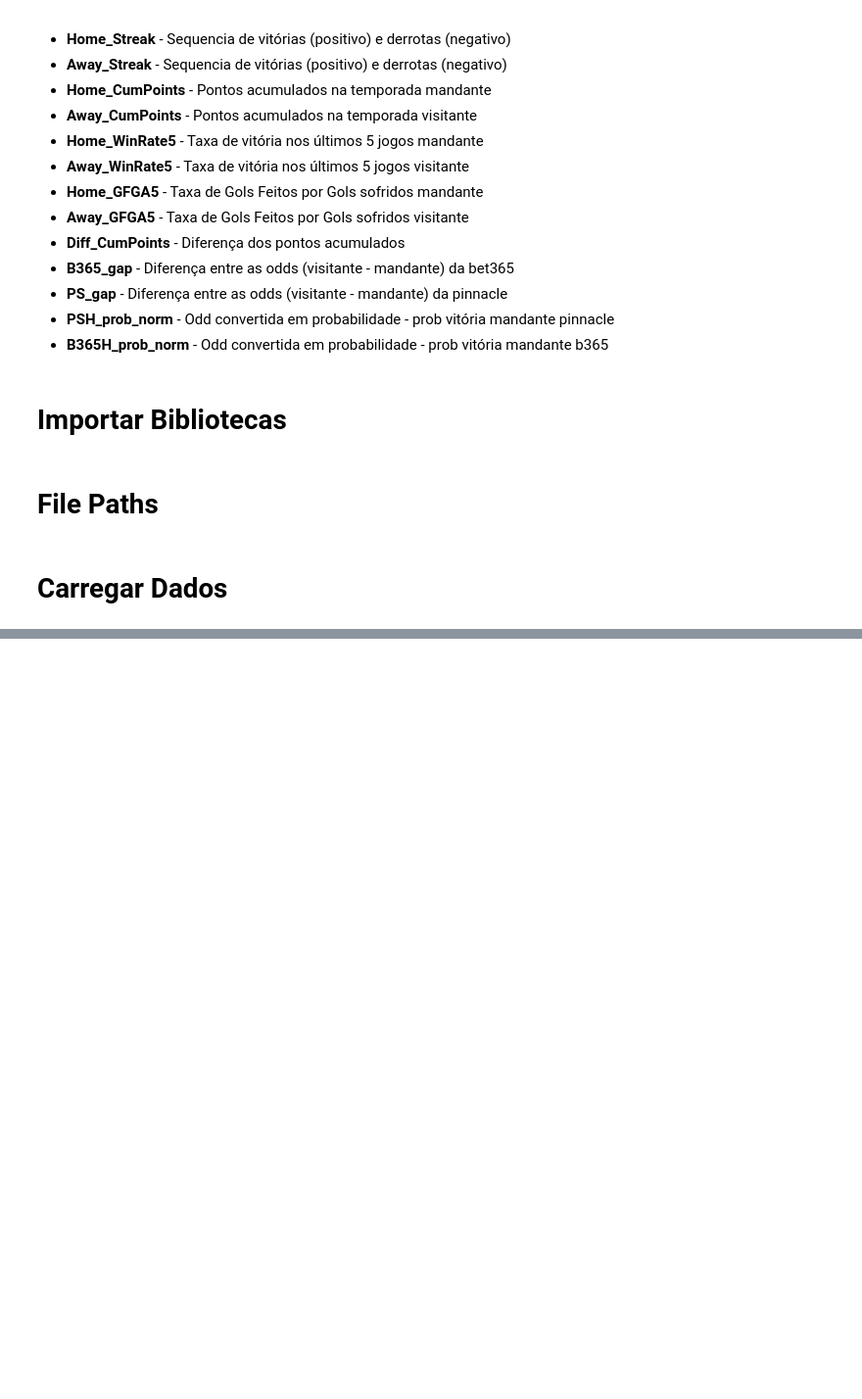
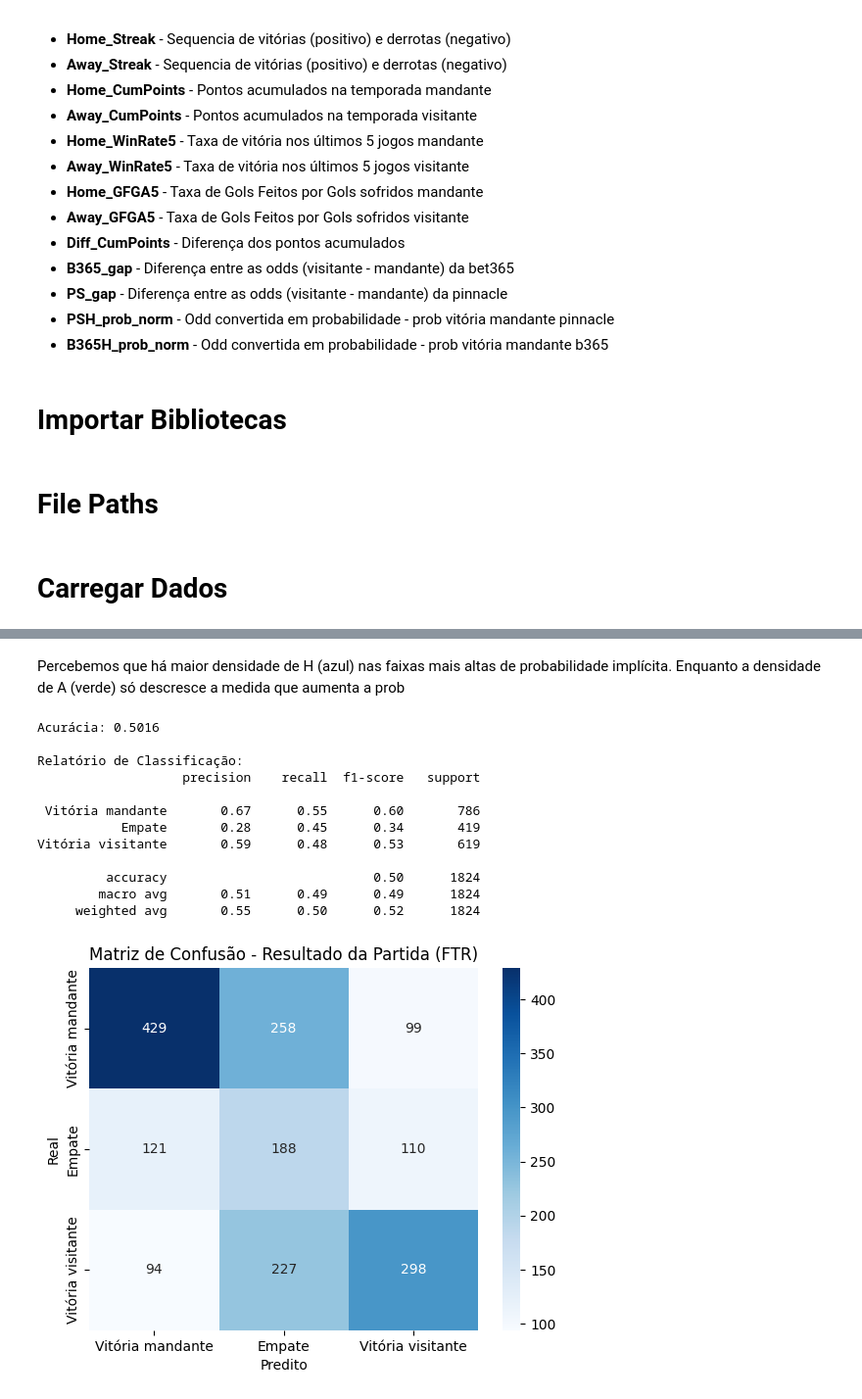
Before and after one commit to jparaldi/DataAnalysisICD, a Jupyter notebook: modelo_classificação/01_modelo_classificacao.ipynb, the cells around one changed output, grey strips where cells are left out. Shown: that part at 98% size. Saved outputs shown, nothing was run; the diff lists cells and outputs as text; code cells hidden in the pictures; blank space fills up the shorter version.

```diff
--- a/modelo_classificação/01_modelo_classificacao.ipynb
+++ b/modelo_classificação/01_modelo_classificacao.ipynb
@@ -155,0 +309,37 @@ Index(['Div', 'Season', 'Date', 'Time', 'MatchID', 'HomeTeam',
+# %% [markdown]
+Percebemos que há maior densidade de H (azul) nas faixas mais altas de probabilidade implícita. Enquanto a densidade de A (verde) só descresce a medida que aumenta a prob
+# %%
+# Cria predições com base nas regras tipo de dor
+def predict_by_pain_type(df):
+    predictions = []
+    for _, match in df.iterrows():
+        if ((match['B365H_prob_norm'] > 0.3) & (match['B365H_prob_norm'] < 0.5)):
+            predictions.append('D')  # Prediz empate
+
+        elif (match['B365H_prob_norm'] >= 0.5):
+            predictions.append('H')  # Prediz vitória da casa
+
+        else:
+            predictions.append('A') # Prediz vitória do visitante
+
+    return predictions
+
+# Gera as predições
+y_pred_pain_type = predict_by_pain_type(df)
+
+# Avalia as predições e salva o valor da acurácia
+acc_regras = evaluate_classification(y, y_pred_pain_type)
+# %% [output]
+Acurácia: 0.5016
+
+Relatório de Classificação:
+                   precision    recall  f1-score   support
+
+ Vitória mandante       0.67      0.55      0.60       786
+           Empate       0.28      0.45      0.34       419
+Vitória visitante       0.59      0.48      0.53       619
+
+         accuracy                           0.50      1824
+        macro avg       0.51      0.49      0.49      1824
+     weighted avg       0.55      0.50      0.52      1824
+[figure, added]
```
Also changed, not shown: parts of 34 cells of this notebook.
